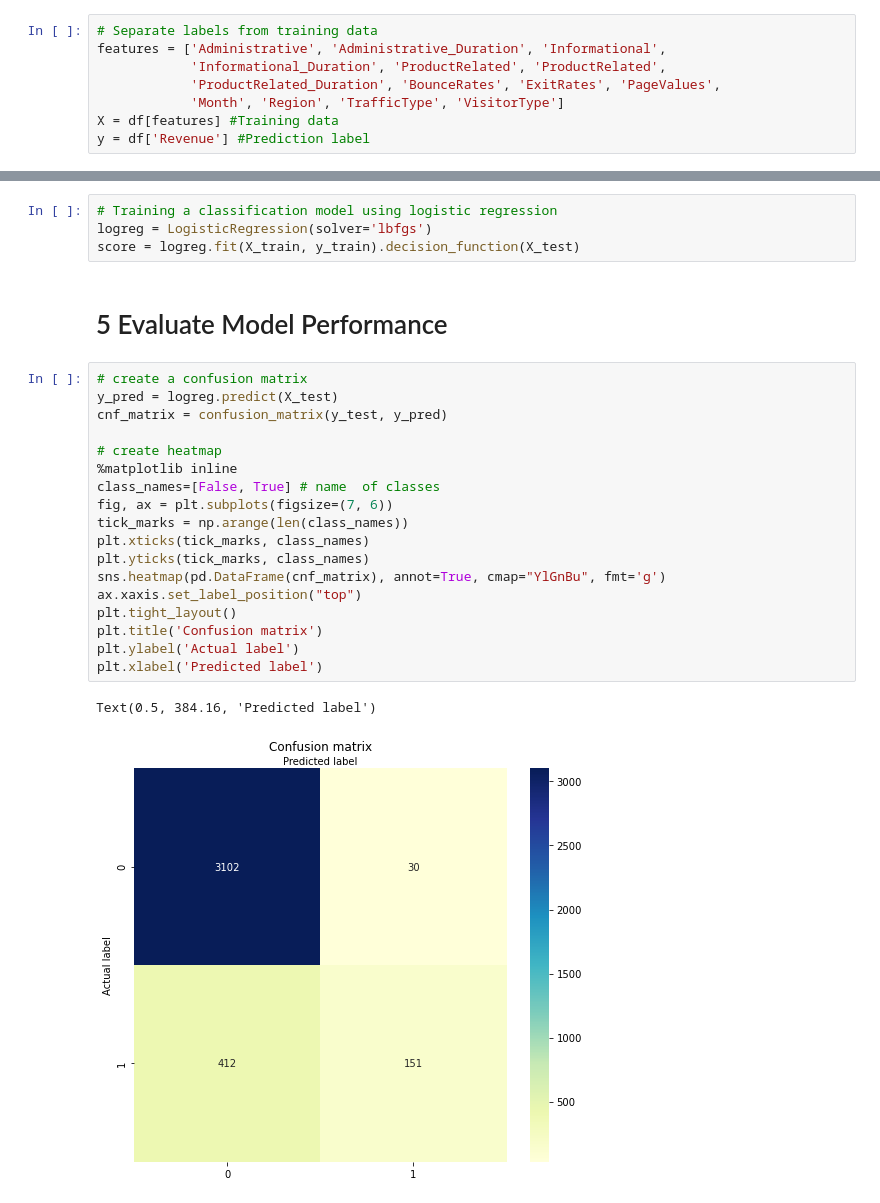
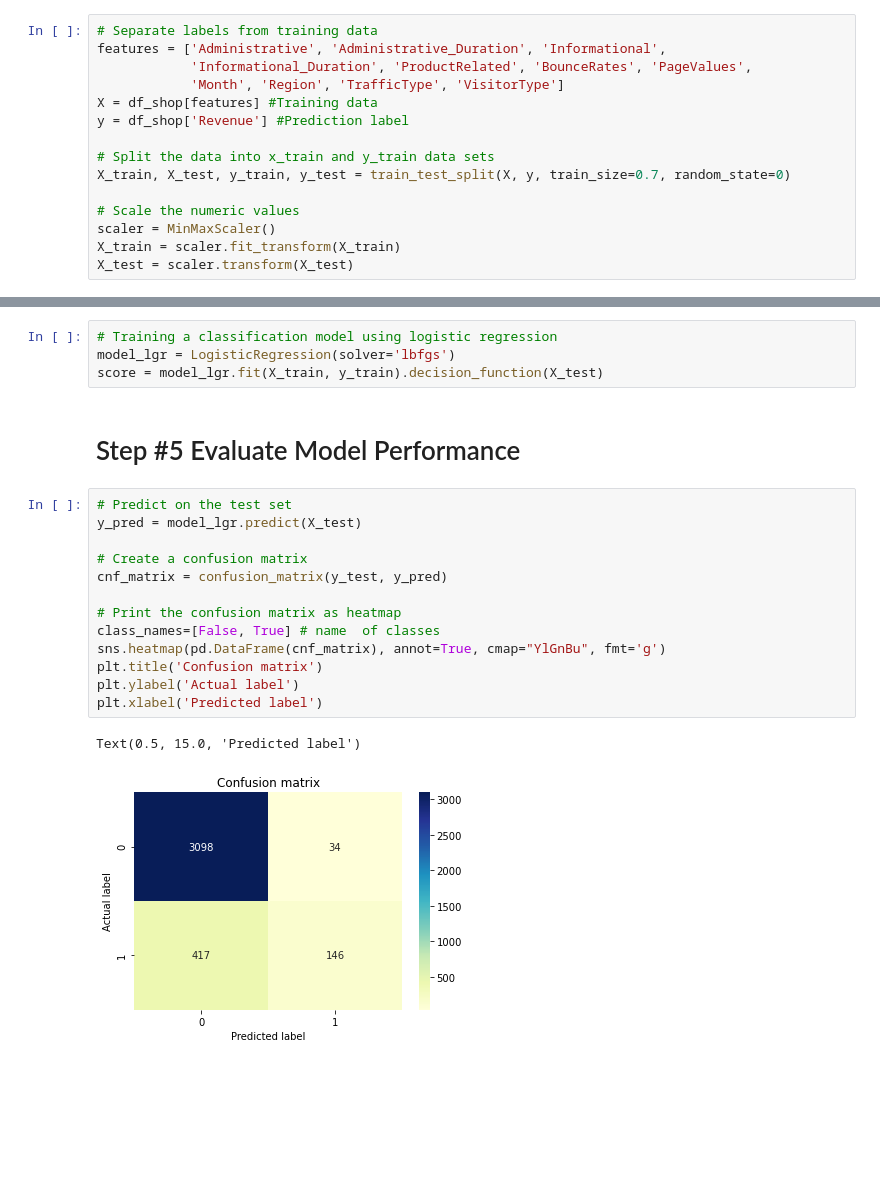
Before and after one commit to flo7up/relataly-public-python-tutorials, a Jupyter notebook: 010 Classifying Shopper Buying Intention using Logistic Regression.ipynb, the cells around one changed output, grey strips where cells are left out. Saved outputs shown, nothing was run; the diff lists cells and outputs as text; blank space fills up the shorter version.

```diff
--- a/010 Classifying Shopper Buying Intention using Logistic Regression.ipynb
+++ b/010 Classifying Shopper Buying Intention using Logistic Regression.ipynb
@@ -100,8 +116,15 @@ plt.show()
 # %%
 # Separate labels from training data
 features = ['Administrative', 'Administrative_Duration', 'Informational',
-            'Informational_Duration', 'ProductRelated', 'ProductRelated',
-            'ProductRelated_Duration', 'BounceRates', 'ExitRates', 'PageValues',
+            'Informational_Duration', 'ProductRelated', 'BounceRates', 'PageValues',
             'Month', 'Region', 'TrafficType', 'VisitorType']
-X = df[features] #Training data
-y = df['Revenue'] #Prediction label
+X = df_shop[features] #Training data
+y = df_shop['Revenue'] #Prediction label
+
+# Split the data into x_train and y_train data sets
+X_train, X_test, y_train, y_test = train_test_split(X, y, train_size=0.7, random_state=0)
+
+# Scale the numeric values
+scaler = MinMaxScaler()
+X_train = scaler.fit_transform(X_train)
+X_test = scaler.transform(X_test)
@@ -118,30 +133,25 @@ X_test = scaler.transform(X_test)
 # %%
 # Training a classification model using logistic regression
-logreg = LogisticRegression(solver='lbfgs')
-score = logreg.fit(X_train, y_train).decision_function(X_test)
+model_lgr = LogisticRegression(solver='lbfgs')
+score = model_lgr.fit(X_train, y_train).decision_function(X_test)
 # %% [markdown]
-# 5 Evaluate Model Performance
+# Step #5 Evaluate Model Performance
 # %%
-# create a confusion matrix
-y_pred = logreg.predict(X_test)
+# Predict on the test set
+y_pred = model_lgr.predict(X_test)
+
+# Create a confusion matrix
 cnf_matrix = confusion_matrix(y_test, y_pred)
 
-# create heatmap
-%matplotlib inline
+# Print the confusion matrix as heatmap
 class_names=[False, True] # name  of classes
-fig, ax = plt.subplots(figsize=(7, 6))
-tick_marks = np.arange(len(class_names))
-plt.xticks(tick_marks, class_names)
-plt.yticks(tick_marks, class_names)
 sns.heatmap(pd.DataFrame(cnf_matrix), annot=True, cmap="YlGnBu", fmt='g')
-ax.xaxis.set_label_position("top")
-plt.tight_layout()
 plt.title('Confusion matrix')
 plt.ylabel('Actual label')
 plt.xlabel('Predicted label')
 # %% [output]
-Text(0.5, 384.16, 'Predicted label')
+Text(0.5, 15.0, 'Predicted label')
-[figure, old version]
+[figure, new version]
 # %%
 print('Accuracy: {:.2f}'.format(accuracy_score(y_test, y_pred)))
 print('Precision: {:.2f}'.format(precision_score(y_test, y_pred)))
```
Also changed, not shown: parts of 18 cells of this notebook.
